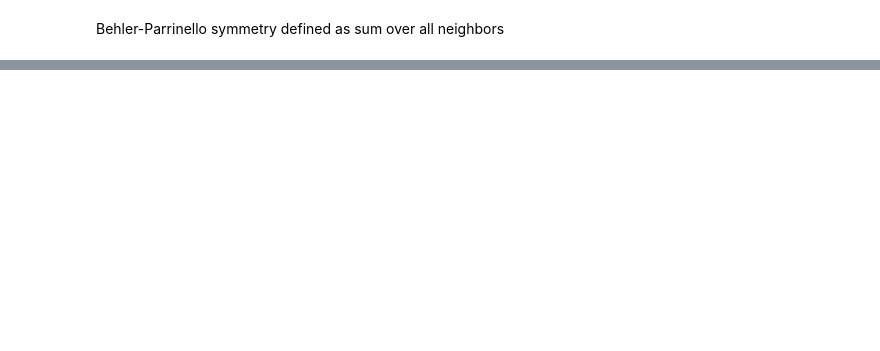
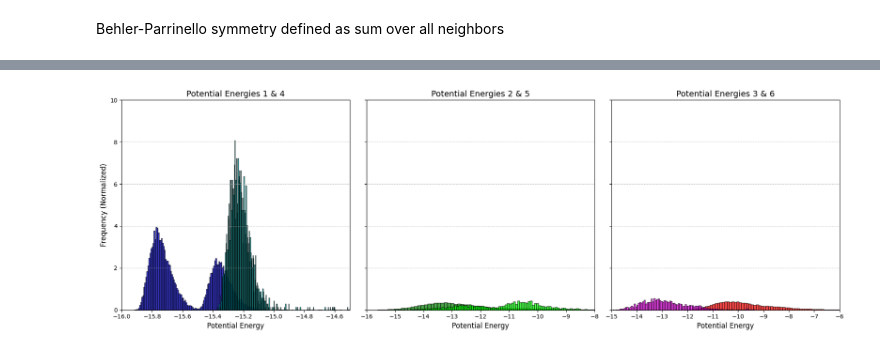
Before and after one commit to iceplant/ml_for_mol_sim, a Jupyter notebook: hw09/lj_BPnet.ipynb, the cells around one changed output, grey strips where cells are left out. Saved outputs shown, nothing was run; the diff lists cells and outputs as text; code cells hidden in the pictures; blank space fills up the shorter version.

```diff
--- a/hw09/lj_BPnet.ipynb
+++ b/hw09/lj_BPnet.ipynb
@@ -465,0 +1135,39 @@ g_1_func(distances)
+# %%
+import matplotlib.pyplot as plt
+
+fig, axes = plt.subplots(1, 3, figsize=(18, 6), sharey=True)
+
+# Plot each dataset in a separate subplot
+axes[0].hist(potential_energies1.detach().numpy(), bins=1000, color='blue', alpha=0.7, edgecolor='black', label='Original 1', density=True)
+axes[0].hist(potential_energies4.detach().numpy(), bins=1000, color='cyan', alpha=0.7, edgecolor='black', label='Modeled 4', density=True)
+axes[0].set_title('Potential Energies 1 & 4', fontsize=14)
+axes[0].set_xlabel('Potential Energy', fontsize=12)
+axes[0].set_ylabel('Frequency (Normalized)', fontsize=12)
+axes[0].set_xlim(-16, -14.5)
+
+# Set individual y-limits for each plot based on data range
+axes[0].set_ylim(0, max(axes[0].get_ylim()[1], 10))  # Set y limit automatically based on the data
+
+axes[1].hist(potential_energies2.detach().numpy(), bins=100, color='green', alpha=0.7, edgecolor='black', label='Original 2', density=True)
+axes[1].hist(potential_energies5.detach().numpy(), bins=100, color='lime', alpha=0.7, edgecolor='black', label='Modeled 5', density=True)
+axes[1].set_title('Potential Energies 2 & 5', fontsize=14)
+axes[1].set_xlabel('Potential Energy', fontsize=12)
+axes[1].set_xlim(-16, -8)
+axes[1].set_ylim(0, max(axes[1].get_ylim()[1], 0.6))  # Set y limit automatically based on the data
+
+axes[2].hist(potential_energies3.detach().numpy(), bins=100, color='red', alpha=0.7, edgecolor='black', label='Original 3', density=True)
+axes[2].hist(potential_energies6.detach().numpy(), bins=100, color='magenta', alpha=0.7, edgecolor='black', label='Modeled 6', density=True)
+axes[2].set_title('Potential Energies 3 & 6', fontsize=14)
+axes[2].set_xlabel('Potential Energy', fontsize=12)
+axes[2].set_xlim(-15, -6)
+axes[2].set_ylim(0, max(axes[2].get_ylim()[1], 0.6))  # Set y limit automatically based on the data
+
+# Add grid to all subplots
+for ax in axes:
+    ax.grid(axis='y', linestyle='--', alpha=0.7)
+
+# Adjust layout
+plt.tight_layout()
+plt.show()
+# %% [output]
+[figure, added]
```
Also changed, not shown: parts of 37 cells of this notebook.
